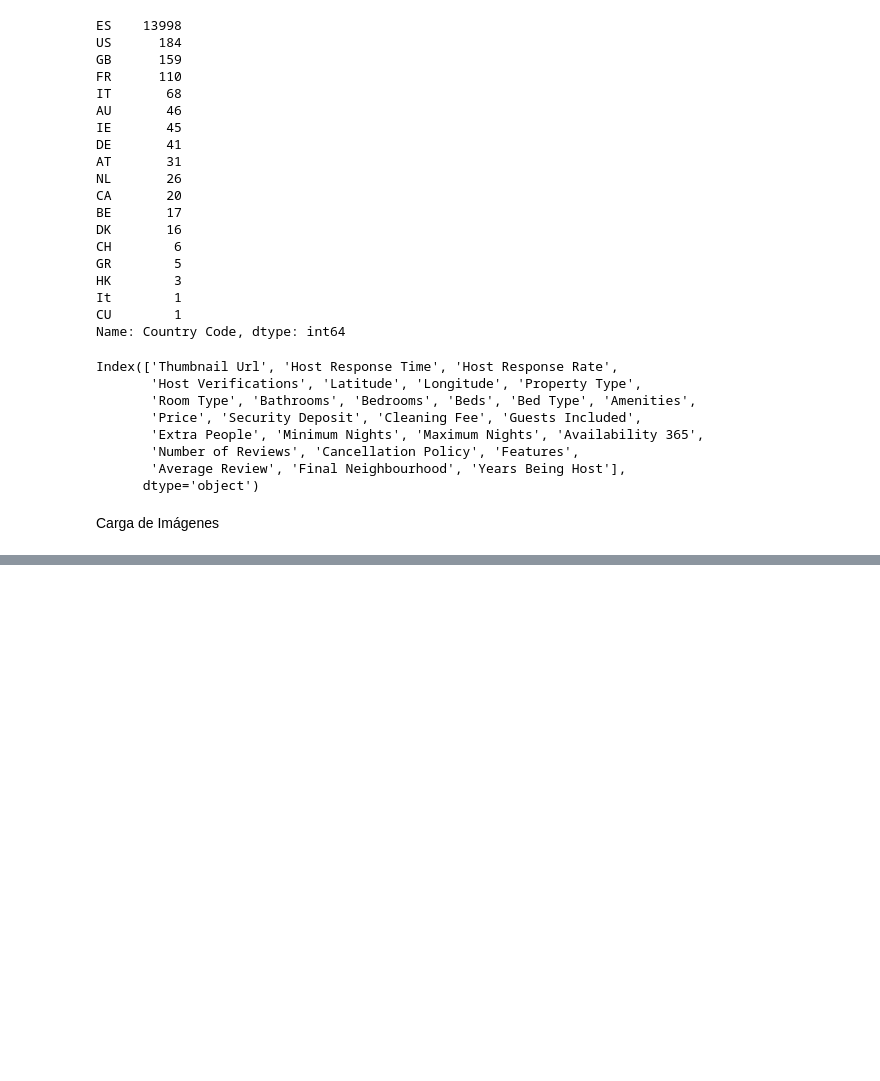
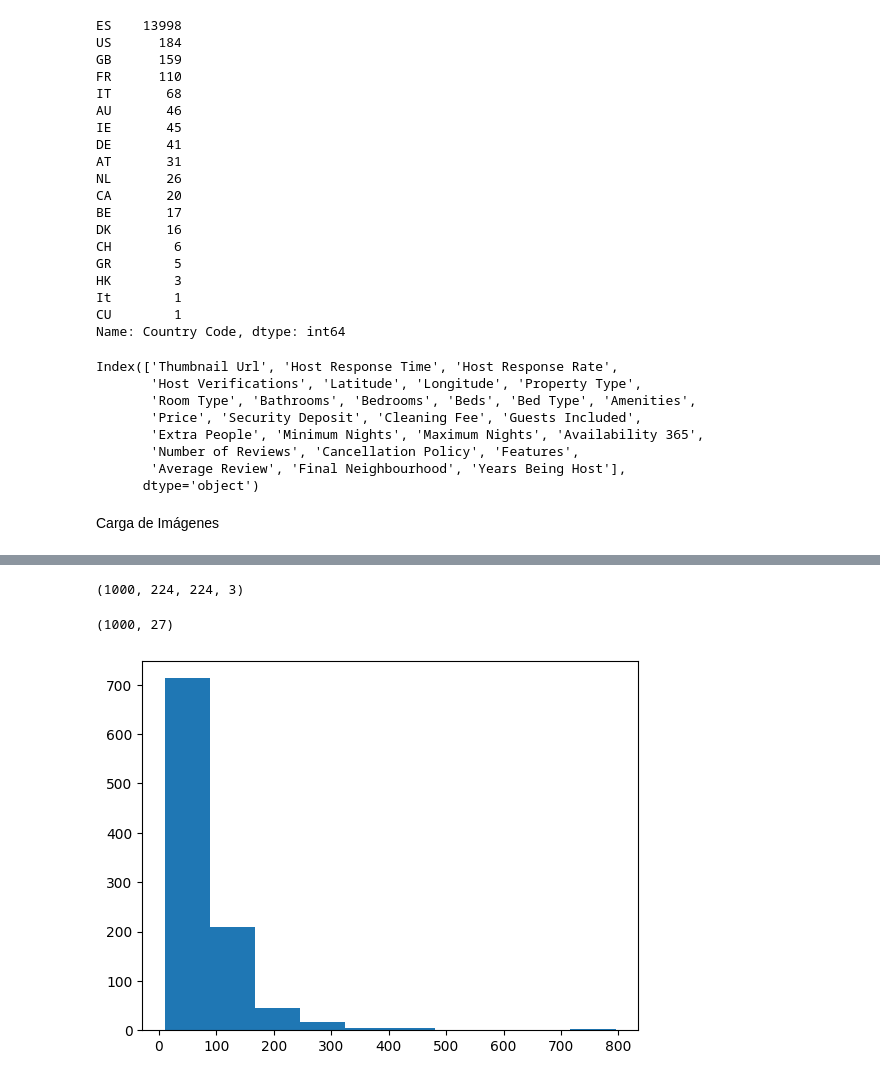
Before and after one commit to n1rocket/deep_learning_armandobueno, a Jupyter notebook: Práctica/armando_bueno_practica.ipynb, the cells around one changed output, grey strips where cells are left out. Cells and saved outputs as stored; diff of their text form; code cells hidden in the pictures; blank space fills up the shorter version.

Commit message:
Continue with final data saved

```diff
--- a/Práctica/armando_bueno_practica.ipynb
+++ b/Práctica/armando_bueno_practica.ipynb
@@ -483,9 +483,9 @@ Carga de Imágenes
 import imageio as io
 import numpy as np
 import cv2
-n_images = 200 #1000
+n_images = 1000
 images = np.zeros((n_images, 224, 224, 3), dtype=np.uint8)
-urls = data['Thumbnail Url']
+urls = full_df['Thumbnail Url']
 
 i_aux = 0
 good_urls = []
@@ -504,0 +523,15 @@ for i_img, url in enumerate(urls):
+# %%
+# Visualizamos las imágenes cargadas
+print(images.shape)
+# %% [output]
+(1000, 224, 224, 3)
+# %%
+# Mantenemos los datos numéricos solo para aquellos pisos que tienen imágenes
+# y las hemos obtenido
+final_data = full_df.iloc[good_urls, :]
+print(final_data.shape)
+# %% [output]
+(1000, 27)
+# %%
+# Obtener las etiquetas de regresion
+y_reg = final_data['Price']
@@ -504,0 +545,7 @@ for i_img, url in enumerate(urls):
+# %%
+# y un rango para clasificación (del 1 al 3 por ejemplo: barato, normal, caro)
+import matplotlib.pyplot as plt
+plt.hist(y_reg, bins=10)
+plt.show()
+# %% [output]
+[figure, added]
```
Also changed, not shown: parts of 6 cells of this notebook, 1 other file.
